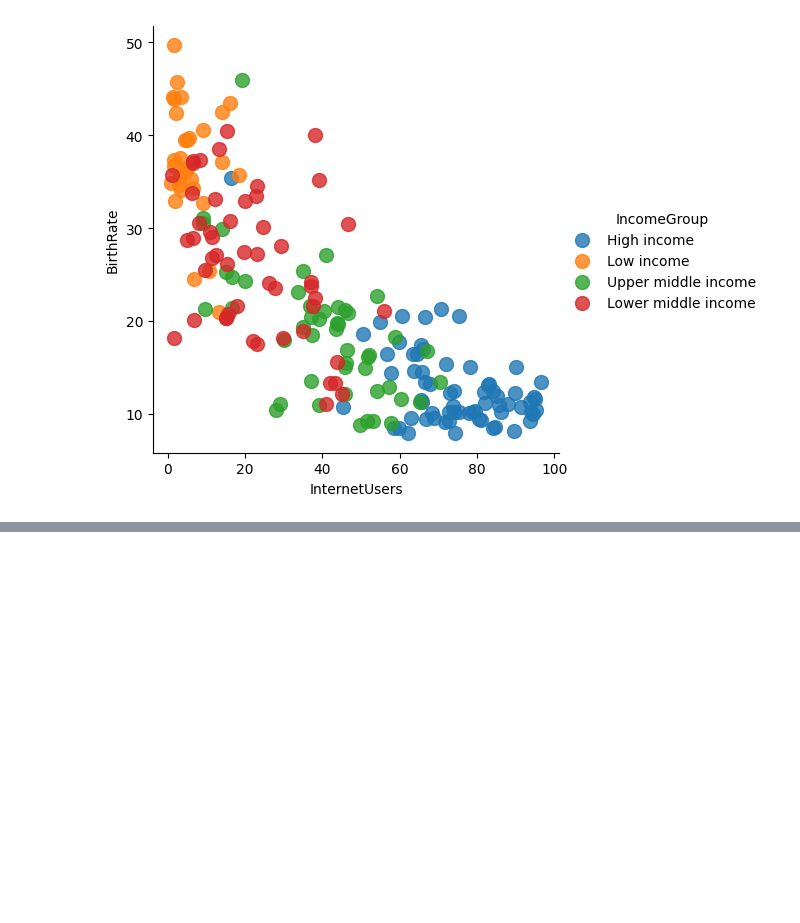
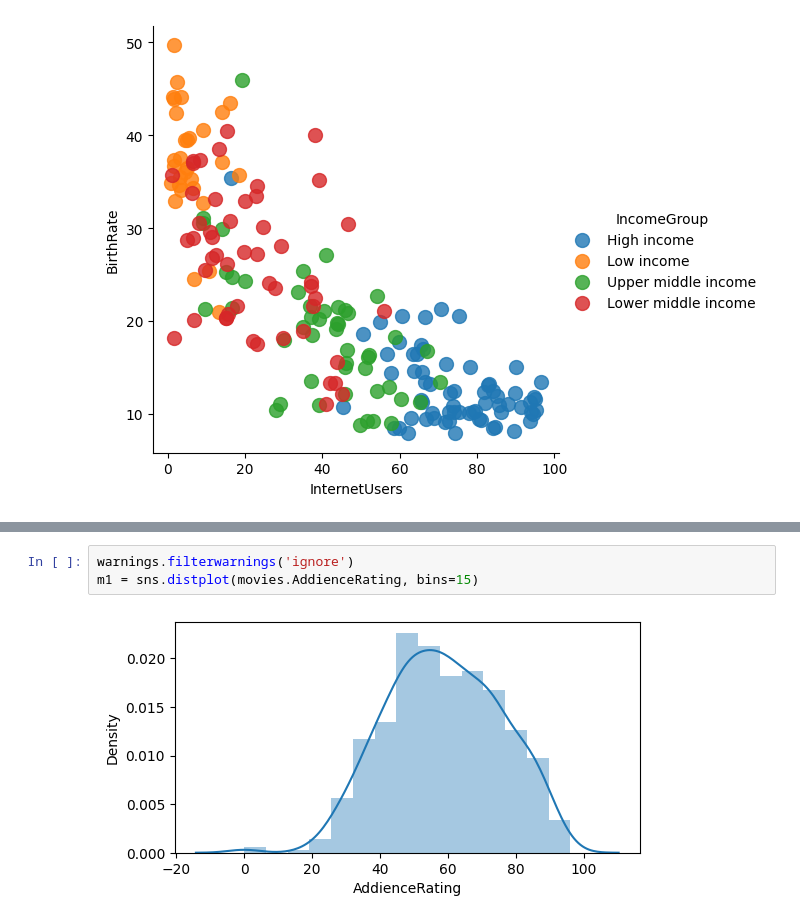
Before and after one commit to narayanarekar/narayanarekar, a Jupyter notebook: python_handson_v1_0.ipynb, the cells around one changed output, grey strips where cells are left out. Cells and saved outputs as stored; diff of their text form; blank space fills up the shorter version.

```diff
--- a/python_handson_v1_0.ipynb
+++ b/python_handson_v1_0.ipynb
@@ -824,0 +936,5 @@ vis3 = sns.lmplot(data=stats, x='InternetUsers', y='BirthRate',\
+# %%
+warnings.filterwarnings('ignore')
+m1 = sns.distplot(movies.AddienceRating, bins=15)
+# %% [output]
+[figure, added]
```
Also changed, not shown: parts of 32 cells of this notebook.
